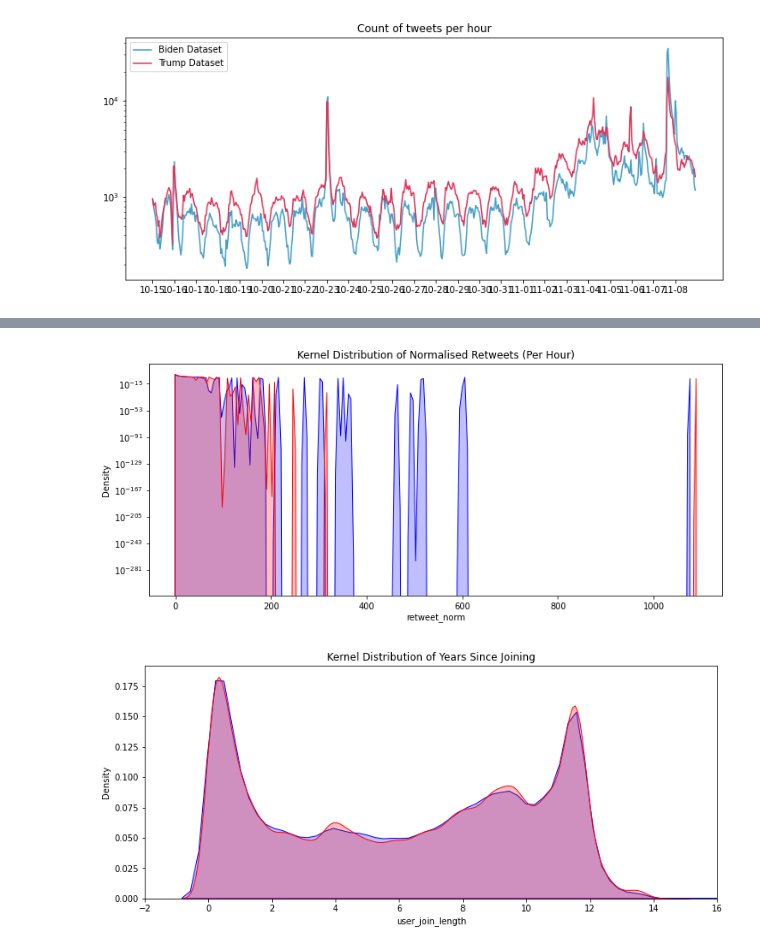
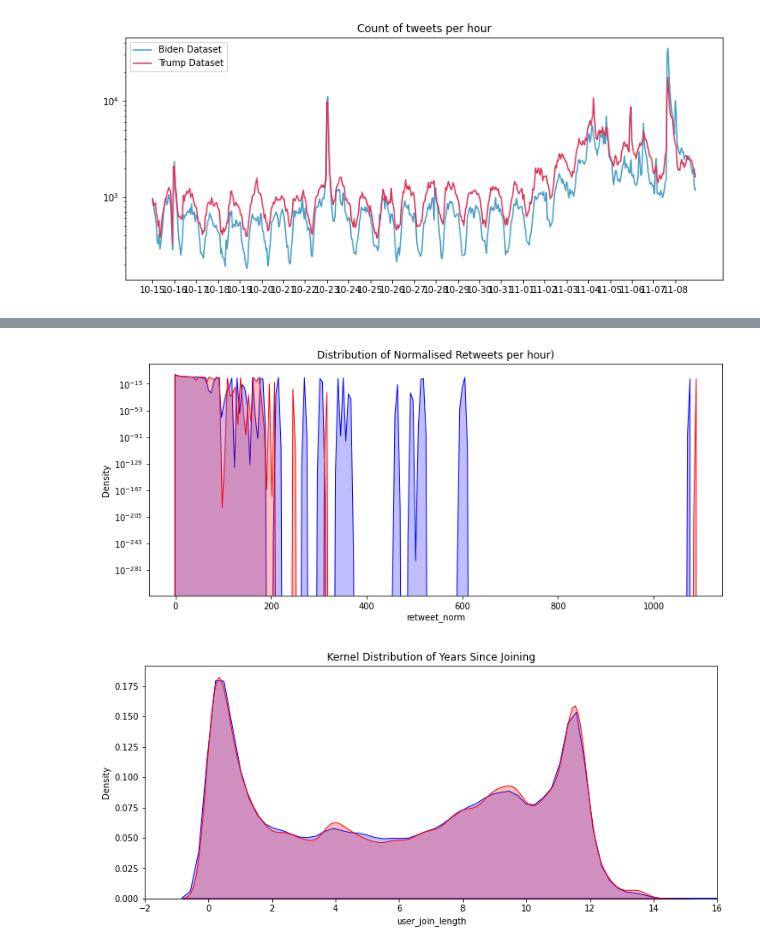
Before and after one commit to sydney-machine-learning/sentimentanalysis-USelections, a Jupyter notebook: main.ipynb, the cells around one changed output, grey strips where cells are left out. Cells and saved outputs as stored; diff of their text form; code cells hidden in the pictures.

```diff
--- a/main.ipynb
+++ b/main.ipynb
@@ -492,14 +461,14 @@ plt.show()
 # %%
 fig, ax=plt.subplots(1,1, figsize=(12,5))
 
 line_ax = ax
-line_ax.set_title('Kernel Distribution of Normalised Retweets (Per Hour)')
+line_ax.set_title('Distribution of Normalised Retweets per hour)')
 sns.kdeplot(tweets_biden['retweet_norm'],bw=0.1, shade=True, color='b', label='Biden Dataset', ax=line_ax)
 sns.kdeplot(tweets_trump['retweet_norm'],bw=0.1, shade=True, color='r', label='Trump Dataset', ax=line_ax)
 line_ax.set_yscale('log')
 plt.show()
 # %% [output]
-[figure, old version]
+[figure, new version]
 # %%
 fig, ax=plt.subplots(1,1, figsize=(12,5))
 tweets_biden['user_join_length'] = max(tweets_biden['created_at']) - tweets_biden['user_join_date']
```
Also changed, not shown: parts of 13 cells of this notebook.
